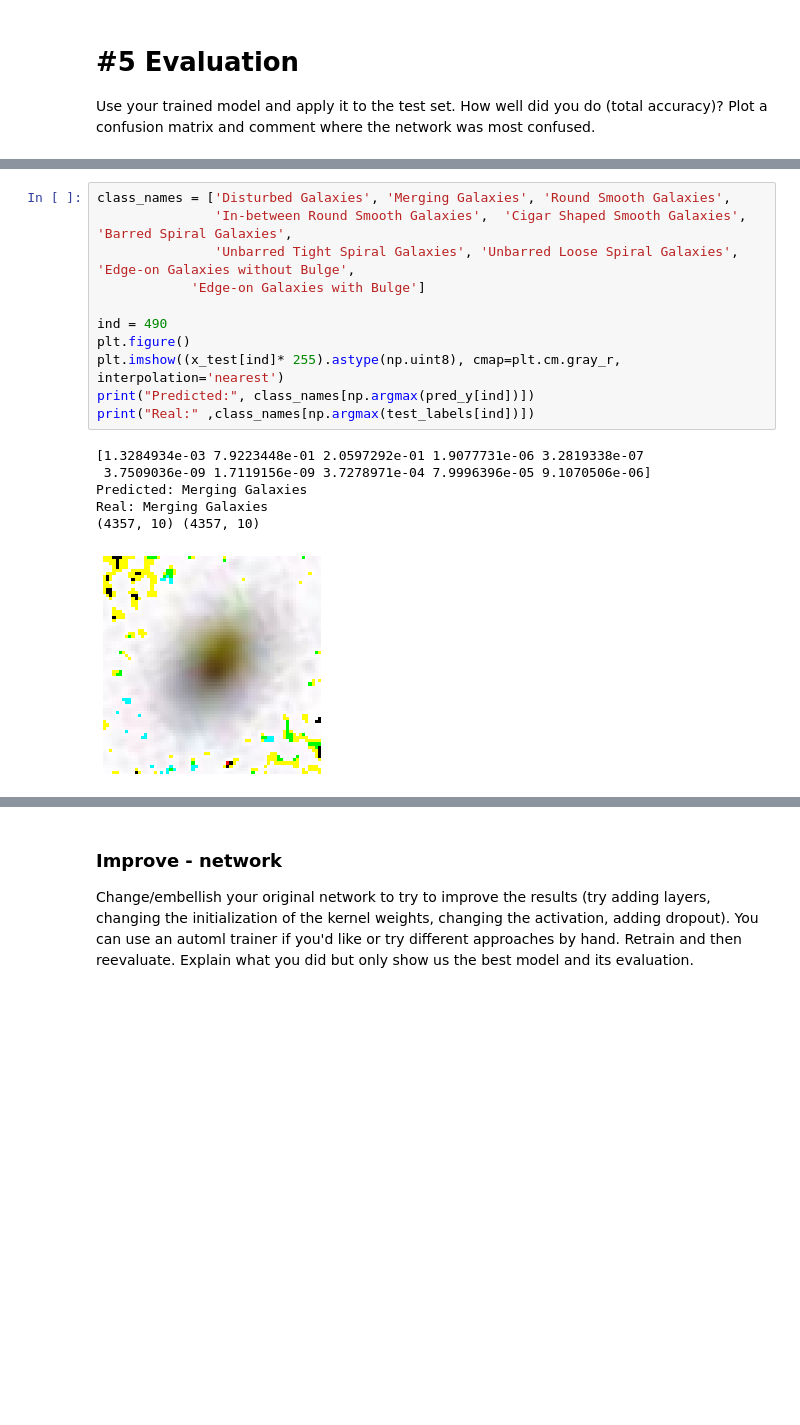
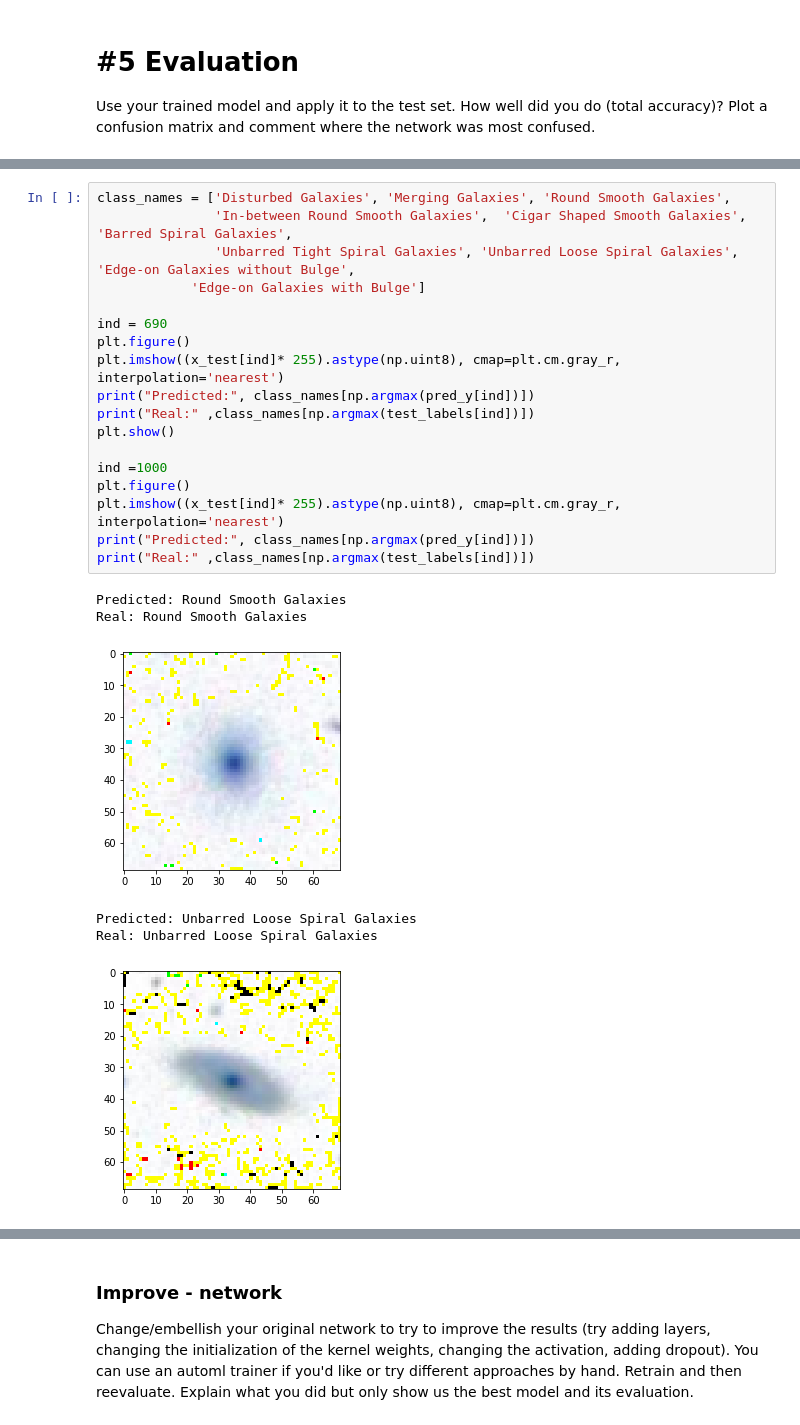
Before and after one commit to mdoyle17/python-ay250-homework-berkeley, a Jupyter notebook: hw_6/hw6_machinelearning.ipynb, the cells around one changed output, grey strips where cells are left out. Drawn from its saved outputs; the diff is of its cells as text; blank space fills up the shorter version.

```diff
--- a/hw_6/hw6_machinelearning.ipynb
+++ b/hw_6/hw6_machinelearning.ipynb
@@ -265,21 +254,28 @@ array([[7.89707899e-01, 4.37081371e-06, 1.06279878e-02, ...,
 # %%
 class_names = ['Disturbed Galaxies', 'Merging Galaxies', 'Round Smooth Galaxies',
                'In-between Round Smooth Galaxies',  'Cigar Shaped Smooth Galaxies', 'Barred Spiral Galaxies',
                'Unbarred Tight Spiral Galaxies', 'Unbarred Loose Spiral Galaxies', 'Edge-on Galaxies without Bulge',
             'Edge-on Galaxies with Bulge']
 
-ind = 490
+ind = 690
 plt.figure()
 plt.imshow((x_test[ind]* 255).astype(np.uint8), cmap=plt.cm.gray_r, interpolation='nearest')
 print("Predicted:", class_names[np.argmax(pred_y[ind])])
 print("Real:" ,class_names[np.argmax(test_labels[ind])])
+plt.show()
+
+ind =1000
+plt.figure()
+plt.imshow((x_test[ind]* 255).astype(np.uint8), cmap=plt.cm.gray_r, interpolation='nearest')
+print("Predicted:", class_names[np.argmax(pred_y[ind])])
+print("Real:" ,class_names[np.argmax(test_labels[ind])])
 # %% [output]
-[1.3284934e-03 7.9223448e-01 2.0597292e-01 1.9077731e-06 3.2819338e-07
- 3.7509036e-09 1.7119156e-09 3.7278971e-04 7.9996396e-05 9.1070506e-06]
-Predicted: Merging Galaxies
-Real: Merging Galaxies
-(4357, 10) (4357, 10)
+Predicted: Round Smooth Galaxies
+Real: Round Smooth Galaxies
-[figure, old version]
+[figure, new version]
+Predicted: Unbarred Loose Spiral Galaxies
+Real: Unbarred Loose Spiral Galaxies
+[figure, added]
 # %%
 import seaborn as sns
 matrix = confusion_matrix(np.argmax(test_labels, axis=1) , np.argmax(pred_y, axis=1))
```
Also changed, not shown: parts of 12 cells of this notebook.
